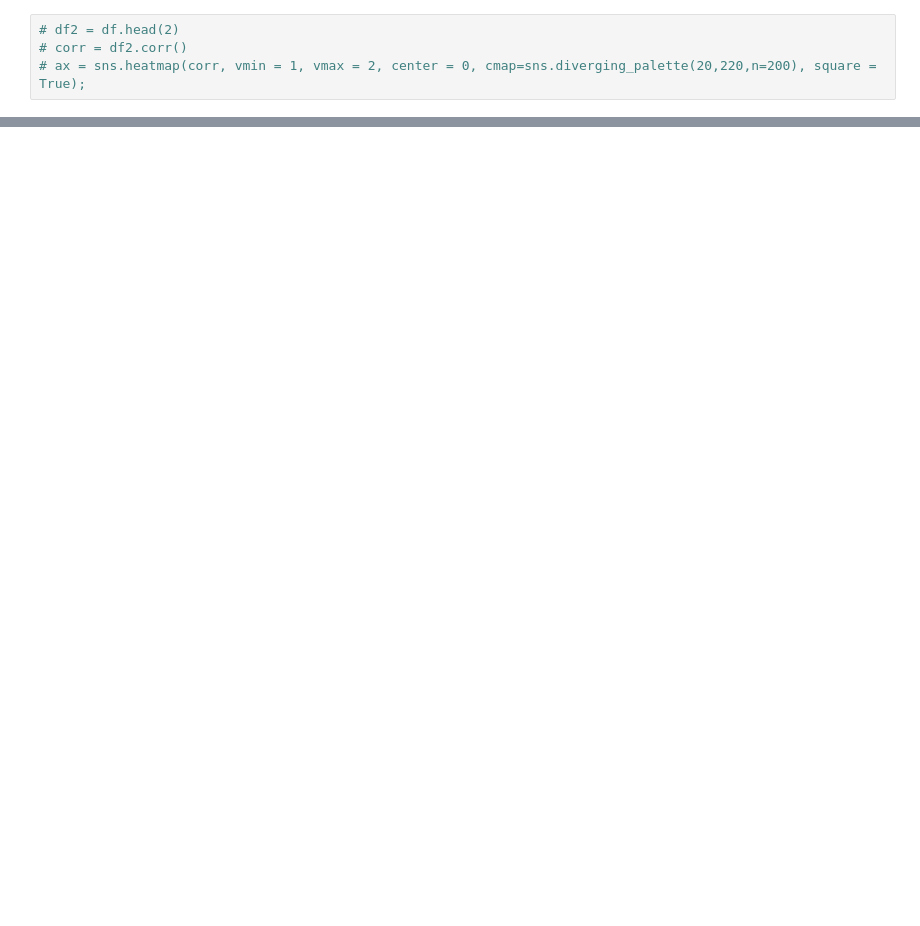
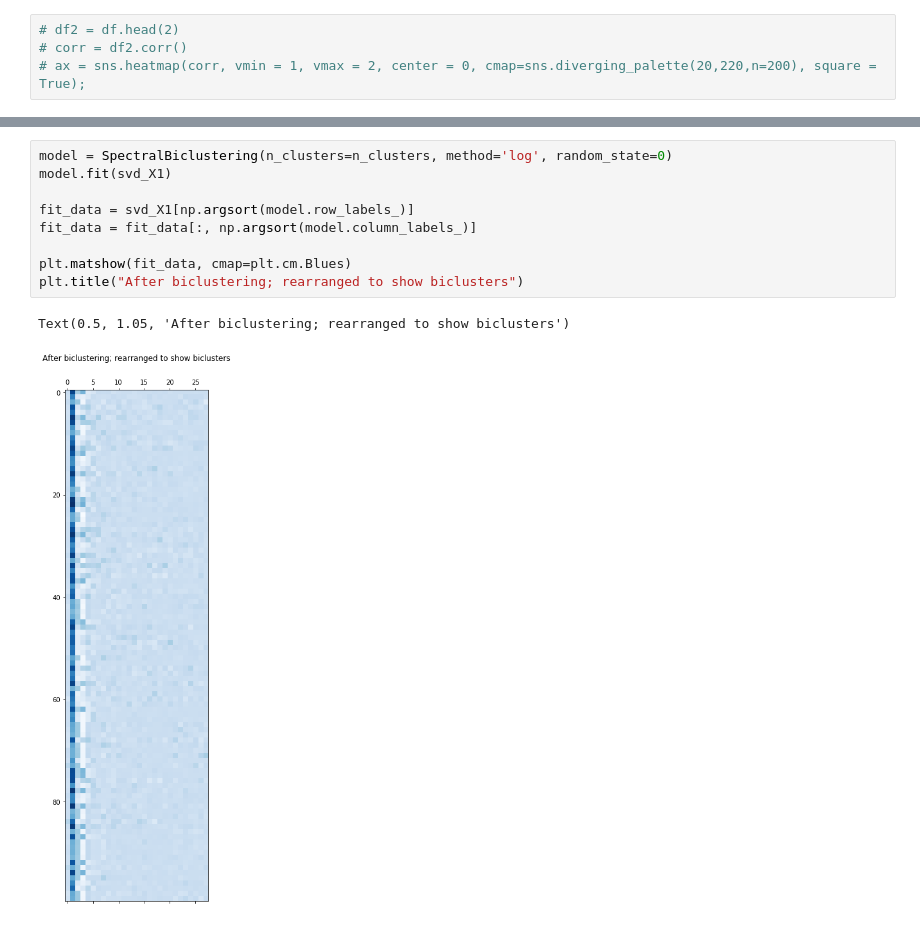
Before and after one commit to brendanwliu/joke_recommender, a Jupyter notebook: methods-visuals.ipynb, the cells around one changed output, grey strips where cells are left out. Saved outputs shown, nothing was run; the diff lists cells and outputs as text; blank space fills up the shorter version.

```diff
--- a/methods-visuals.ipynb
+++ b/methods-visuals.ipynb
@@ -102,0 +143,12 @@ TruncatedSVD(algorithm='randomized', n_components=2, n_iter=5,
+# %%
+model = SpectralBiclustering(n_clusters=n_clusters, method='log', random_state=0)
+model.fit(svd_X1)
+
+fit_data = svd_X1[np.argsort(model.row_labels_)]
+fit_data = fit_data[:, np.argsort(model.column_labels_)]
+
+plt.matshow(fit_data, cmap=plt.cm.Blues)
+plt.title("After biclustering; rearranged to show biclusters")
+# %% [output]
+Text(0.5, 1.05, 'After biclustering; rearranged to show biclusters')
+[figure, added]
```
Also changed, not shown: parts of 13 cells of this notebook.
